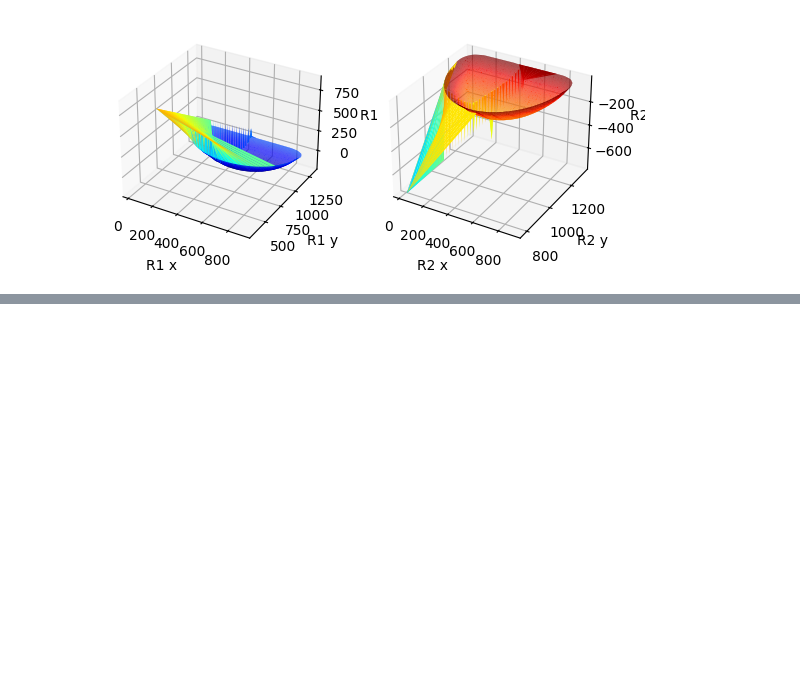
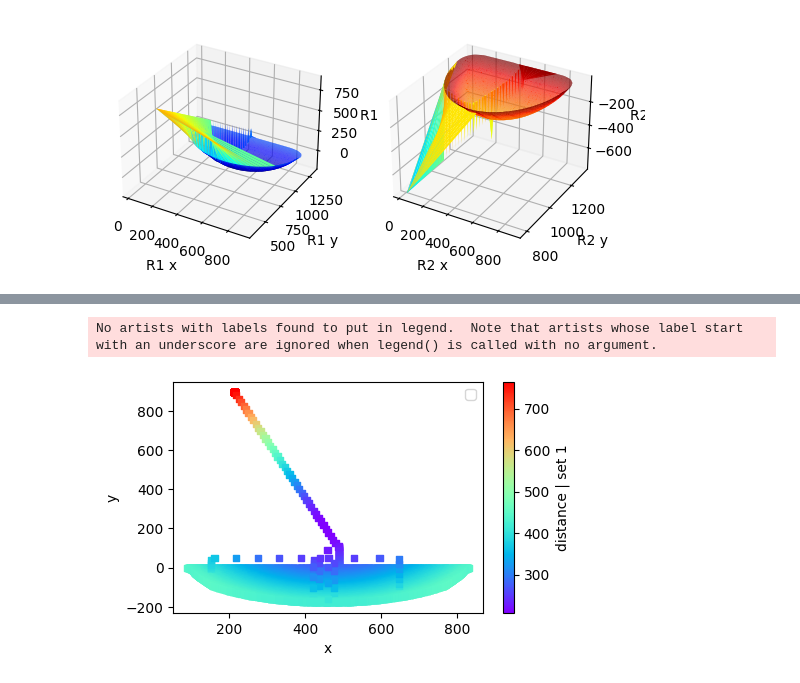
Before and after one commit to vputnam/machine_learning_soln, a Jupyter notebook: Jupyter/DataProcessing.ipynb, the cells around one changed output, grey strips where cells are left out. Cells and saved outputs as stored; diff of their text form; code cells hidden in the pictures; blank space fills up the shorter version.

```diff
--- a/Jupyter/DataProcessing.ipynb
+++ b/Jupyter/DataProcessing.ipynb
@@ -70,3 +80,26 @@ trisurf_plot(minmaxscale(test4['x_enc_1']), minmaxscale(test4['y_enc_1']), minma
+# %%
+#Calculate distances
+# To install sklearn: pip install scikit-learn
+x = test1['x_enc_1']
+y = test1['z_enc_1']
+xy_set1 = np.column_stack([x, y])
+
+from sklearn.metrics import pairwise_distances
+distances_matrix = pairwise_distances(xy_set1, xy_set2)
+average_distances_set1 = distances_matrix.mean(axis=1)
+
+#Plot points and colour by distance (use a reversed colour map)
+s1 = plt.scatter(xy_set1[:, 0], xy_set1[:, 1], c=average_distances_set1, s=20, marker='s', cmap='rainbow')
+plt.colorbar(label='distance | set 1')
+
+plt.legend()
+plt.gcf().set_size_inches(5, 3)
+plt.xlabel('x')
+plt.ylabel('y')
+plt.show()
+# %% [output]
+No artists with labels found to put in legend.  Note that artists whose label start with an underscore are ignored when legend() is called with no argument.
+[figure, added]
 # %%
 # removing outliers
 z = np.abs(stats.zscore(test1['z_enc_1']))
```
Also changed, not shown: parts of 4 cells of this notebook.
